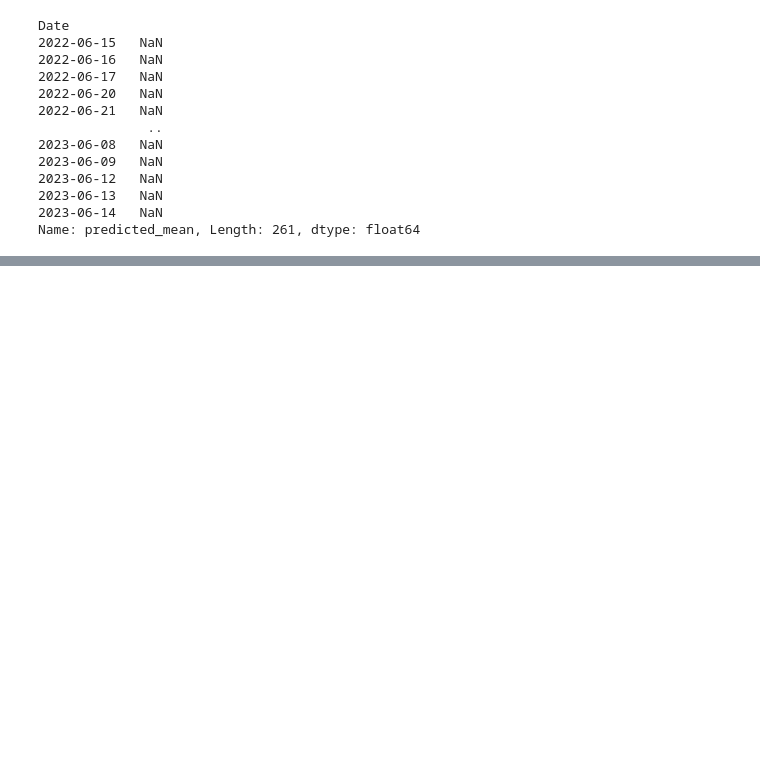
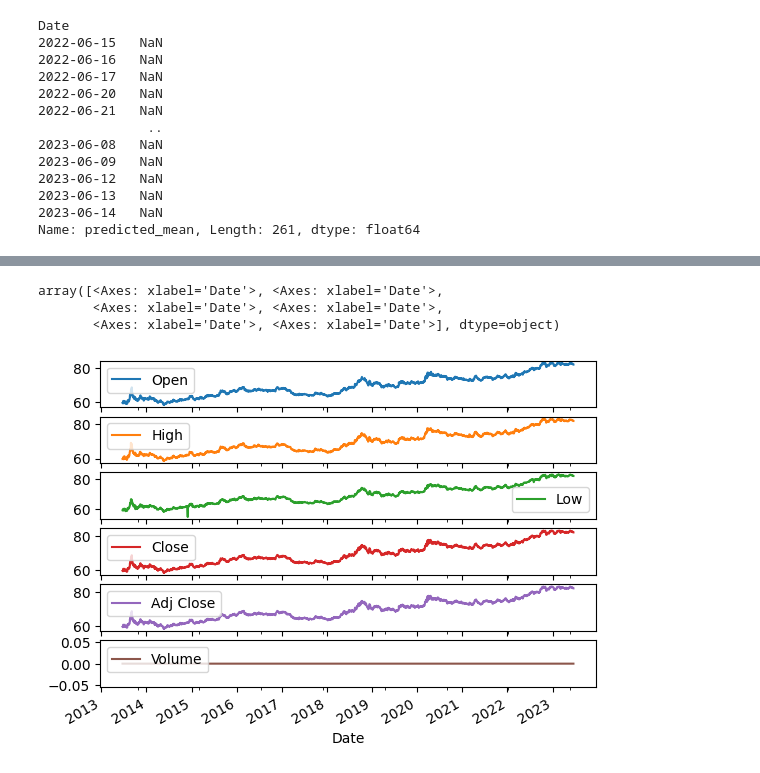
Before and after one commit to vamsi-panchada/finTechLearning, a Jupyter notebook: currencyConverter/prediction.ipynb, the cells around one changed output, grey strips where cells are left out. Drawn from its saved outputs; the diff is of its cells as text; code cells hidden in the pictures; blank space fills up the shorter version.

```diff
--- a/currencyConverter/prediction.ipynb
+++ b/currencyConverter/prediction.ipynb
@@ -338,0 +403,7 @@ Name: predicted_mean, Length: 261, dtype: float64
+# %%
+df.plot(subplots=True)
+# %% [output]
+array([<Axes: xlabel='Date'>, <Axes: xlabel='Date'>,
+       <Axes: xlabel='Date'>, <Axes: xlabel='Date'>,
+       <Axes: xlabel='Date'>, <Axes: xlabel='Date'>], dtype=object)
+[figure, added]
```
Also changed, not shown: parts of 12 cells of this notebook.
